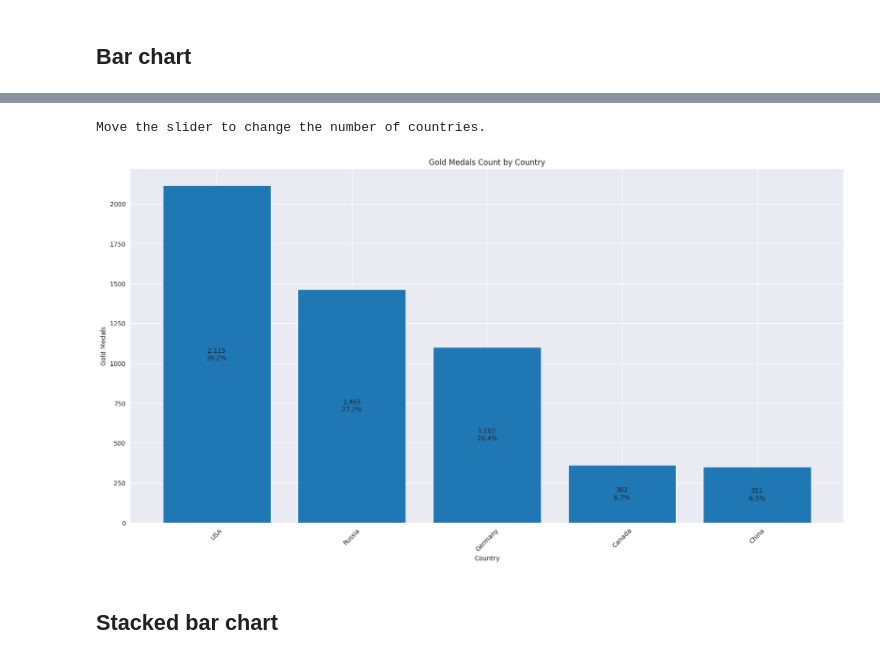
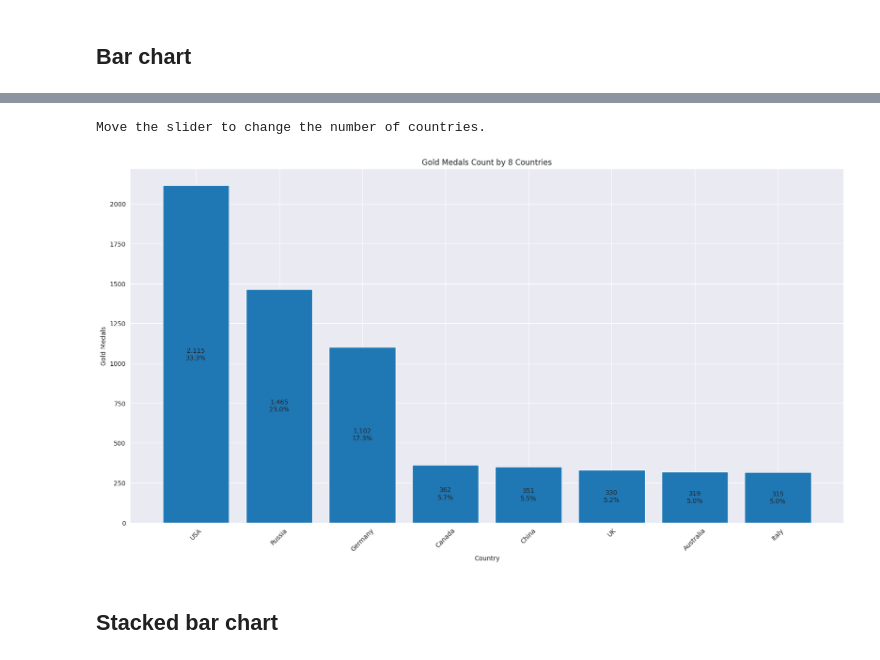
Before and after one commit to MichaelSchmidt1729/EDA, a Jupyter notebook: let_s_discover_more_about_the_olympic_games.ipynb, the cells around one changed output, grey strips where cells are left out. Drawn from its saved outputs; the diff is of its cells as text; code cells hidden in the pictures.

```diff
--- a/let_s_discover_more_about_the_olympic_games.ipynb
+++ b/let_s_discover_more_about_the_olympic_games.ipynb
@@ -250,54 +275,54 @@ import matplotlib.pyplot as plt
 import ipywidgets as widgets
 from IPython.display import display, clear_output
 
-# Assuming totalGoldMedals is your DataFrame and you have already set 'Country' or a similar column as the index.
+# Ensure totalGoldMedals has a 'Country' or similar column set correctly
+# If resetting index moves country names into a column, ensure you're using the correct column name
 
-# Function to plot medals
-def plot_medals(n_countries):
+def plot_goldmedals(n_countries):
     clear_output(wait=True)
     display(slider)  # Redisplay the slider
     print("Move the slider to change the number of countries.")  # Instruction text
 
-    data = totalGoldMedals.head(n_countries)
+    # Ensure the DataFrame is prepared with country names visible as a column, not as an index
+    data = totalGoldMedals.reset_index().head(n_countries)
     plt.figure(figsize=(20, 10))
-    # Use data.index for the x-axis since 'index' is now the DataFrame's index
-    bars = plt.bar(data.index, data['Medal'])
+    bars = plt.bar(data['index'], data['Medal'])  # Make sure 'index' here matches the column with country names
 
     total_medals = data['Medal'].sum()
 
     for bar in bars:
         height = bar.get_height()
         percentage = f"{(height / total_medals) * 100:.1f}%"
         plt.text(bar.get_x() + bar.get_width() / 2.0, height / 2, f"{height:,}".replace(",", ".") + f"\n{percentage}", ha='center', va='center')
 
     plt.xlabel('Country')
     plt.ylabel('Gold Medals')
     plt.xticks(rotation=45)
-    plt.title('Gold Medals Count by Country')
+    plt.title(f'Gold Medals Count by {n_countries} Countries')
+
     plt.show()
 
 # Slider widget
 slider = widgets.IntSlider(
-    value=10,
+    value=8,
     min=1,
-    max=20,
+    max=len(totalGoldMedals),  # assuming totalGoldMedals is a DataFrame
     step=1,
     description='Number of Countries:',
     continuous_update=False
 )
 
-# Update plot function
 def update_plot(change):
     plot_medals(change.new)
 
 slider.observe(update_plot, names='value')
 
 # Initial display
-plot_medals(slider.value)
+plot_goldmedals(slider.value)
 # %% [output]
 [interactive output not drawn]
 Move the slider to change the number of countries.
-[figure, old version]
+[figure, new version]
 # %% [markdown]
 ## Stacked bar chart
 # %%
```
Also changed, not shown: parts of 16 cells of this notebook.
